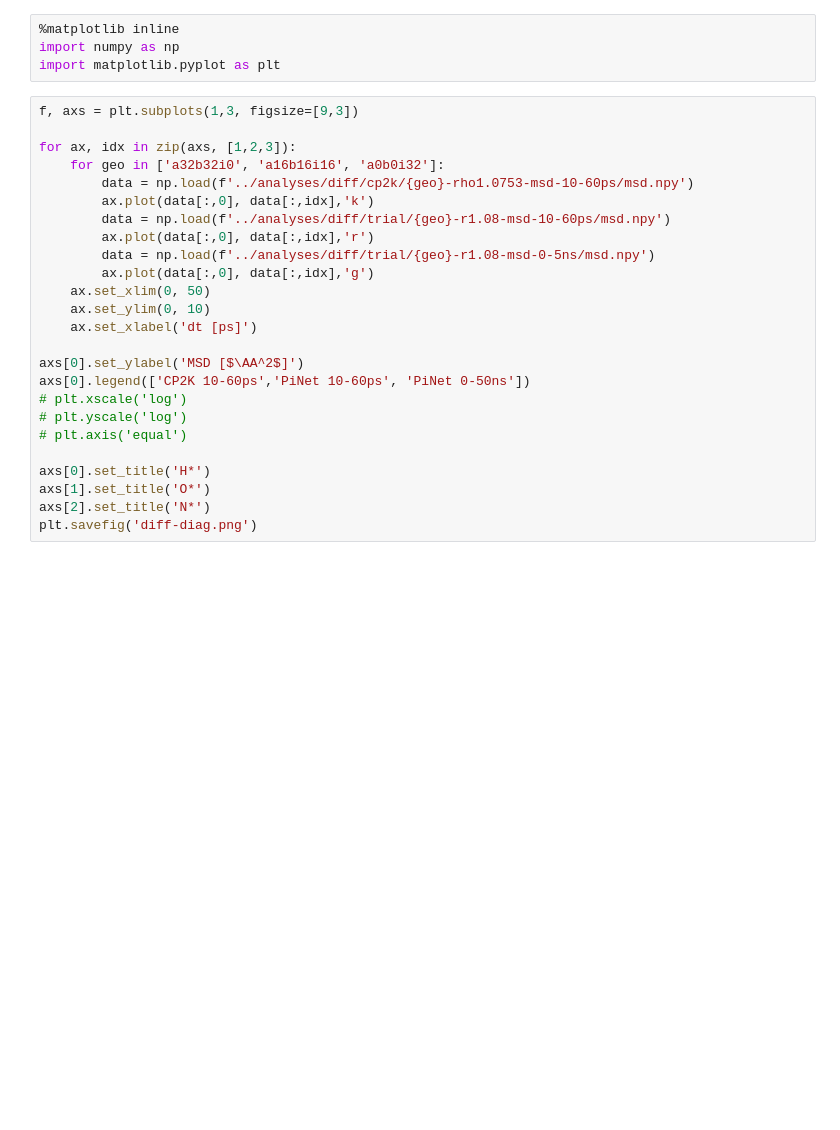
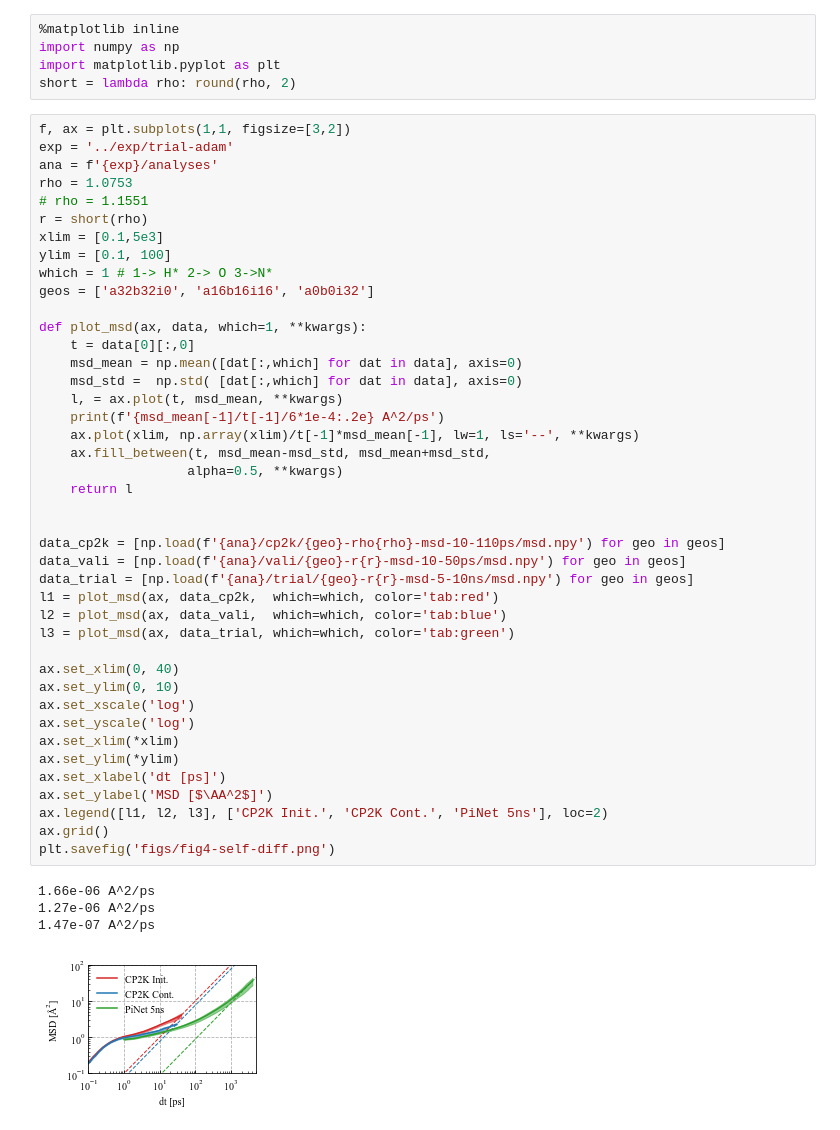
Before and after one commit to yqshao-archive/pils, a Jupyter notebook: notebooks/nb_plot_validate.ipynb, the cells around one changed output. Drawn from its saved outputs; the diff is of its cells as text; blank space fills up the shorter version.

```diff
--- a/notebooks/nb_plot_validate.ipynb
+++ b/notebooks/nb_plot_validate.ipynb
@@ -2,29 +2,52 @@
 %matplotlib inline
 import numpy as np
 import matplotlib.pyplot as plt
+short = lambda rho: round(rho, 2)
 # %%
-f, axs = plt.subplots(1,3, figsize=[9,3])
+f, ax = plt.subplots(1,1, figsize=[3,2])
+exp = '../exp/trial-adam'
+ana = f'{exp}/analyses'
+rho = 1.0753
+# rho = 1.1551
+r = short(rho)
+xlim = [0.1,5e3]
+ylim = [0.1, 100]
+which = 1 # 1-> H* 2-> O 3->N*
+geos = ['a32b32i0', 'a16b16i16', 'a0b0i32']
 
-for ax, idx in zip(axs, [1,2,3]):
-    for geo in ['a32b32i0', 'a16b16i16', 'a0b0i32']:
-        data = np.load(f'../analyses/diff/cp2k/{geo}-rho1.0753-msd-10-60ps/msd.npy')
-        ax.plot(data[:,0], data[:,idx],'k')
-        data = np.load(f'../analyses/diff/trial/{geo}-r1.08-msd-10-60ps/msd.npy')
-        ax.plot(data[:,0], data[:,idx],'r')
-        data = np.load(f'../analyses/diff/trial/{geo}-r1.08-msd-0-5ns/msd.npy')
-        ax.plot(data[:,0], data[:,idx],'g')
-    ax.set_xlim(0, 50)
-    ax.set_ylim(0, 10)
-    ax.set_xlabel('dt [ps]')
+def plot_msd(ax, data, which=1, **kwargs):
+    t = data[0][:,0]
+    msd_mean = np.mean([dat[:,which] for dat in data], axis=0)
+    msd_std =  np.std( [dat[:,which] for dat in data], axis=0)
+    l, = ax.plot(t, msd_mean, **kwargs)
+    print(f'{msd_mean[-1]/t[-1]/6*1e-4:.2e} A^2/ps')
+    ax.plot(xlim, np.array(xlim)/t[-1]*msd_mean[-1], lw=1, ls='--', **kwargs)
+    ax.fill_between(t, msd_mean-msd_std, msd_mean+msd_std,
+                   alpha=0.5, **kwargs)
+    return l
 
-axs[0].set_ylabel('MSD [$\AA^2$]')
-axs[0].legend(['CP2K 10-60ps','PiNet 10-60ps', 'PiNet 0-50ns'])
-# plt.xscale('log')
-# plt.yscale('log')
-# plt.axis('equal')
 
-axs[0].set_title('H*')
-axs[1].set_title('O*')
-axs[2].set_title('N*')
-plt.savefig('diff-diag.png')
+data_cp2k = [np.load(f'{ana}/cp2k/{geo}-rho{rho}-msd-10-110ps/msd.npy') for geo in geos]
+data_vali = [np.load(f'{ana}/vali/{geo}-r{r}-msd-10-50ps/msd.npy') for geo in geos]
+data_trial = [np.load(f'{ana}/trial/{geo}-r{r}-msd-5-10ns/msd.npy') for geo in geos]
+l1 = plot_msd(ax, data_cp2k,  which=which, color='tab:red')
+l2 = plot_msd(ax, data_vali,  which=which, color='tab:blue')
+l3 = plot_msd(ax, data_trial, which=which, color='tab:green')
+
+ax.set_xlim(0, 40)
+ax.set_ylim(0, 10)
+ax.set_xscale('log')
+ax.set_yscale('log')
+ax.set_xlim(*xlim)
+ax.set_ylim(*ylim)
+ax.set_xlabel('dt [ps]')
+ax.set_ylabel('MSD [$\AA^2$]')
+ax.legend([l1, l2, l3], ['CP2K Init.', 'CP2K Cont.', 'PiNet 5ns'], loc=2)
+ax.grid()
+plt.savefig('figs/fig4-self-diff.png')
+# %% [output]
+1.66e-06 A^2/ps
+1.27e-06 A^2/ps
+1.47e-07 A^2/ps
+[figure, added]
 # %%
```
Also changed, not shown: parts of 1 cell of this notebook, 2 other files.
